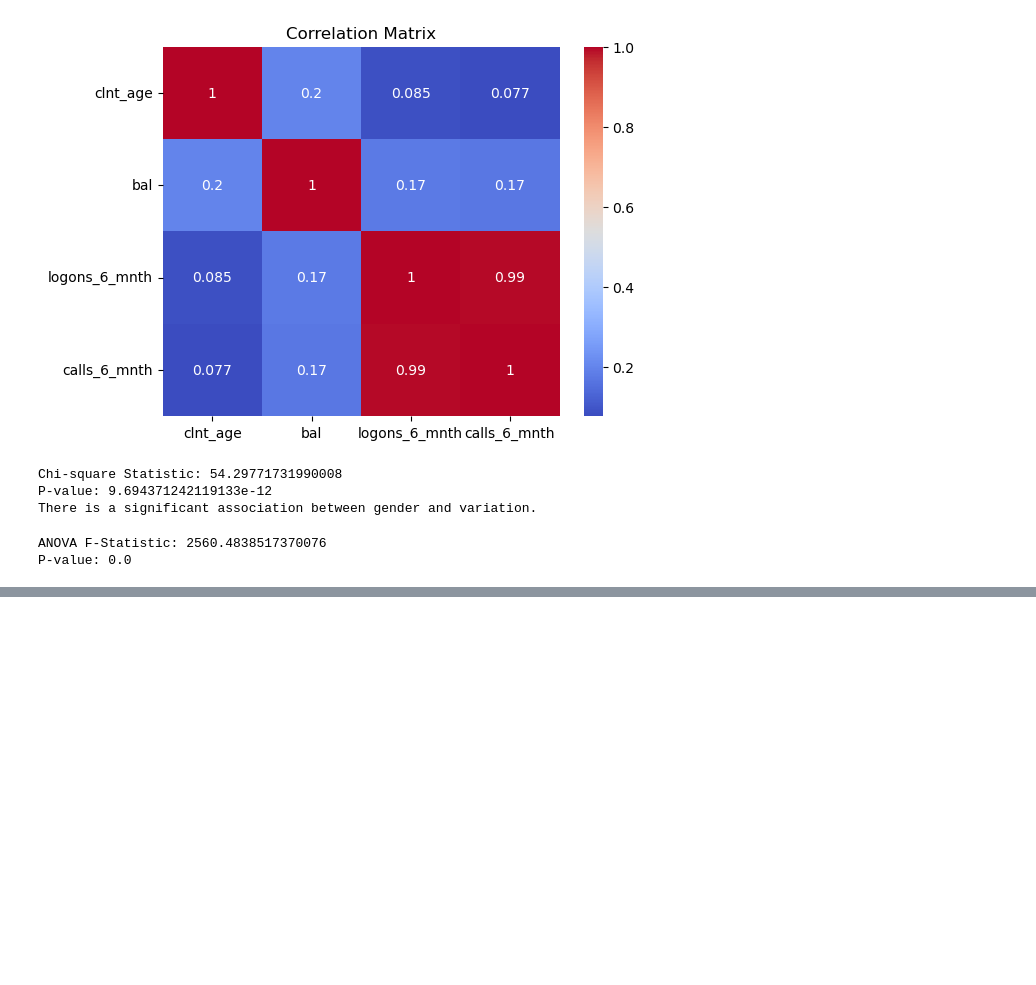
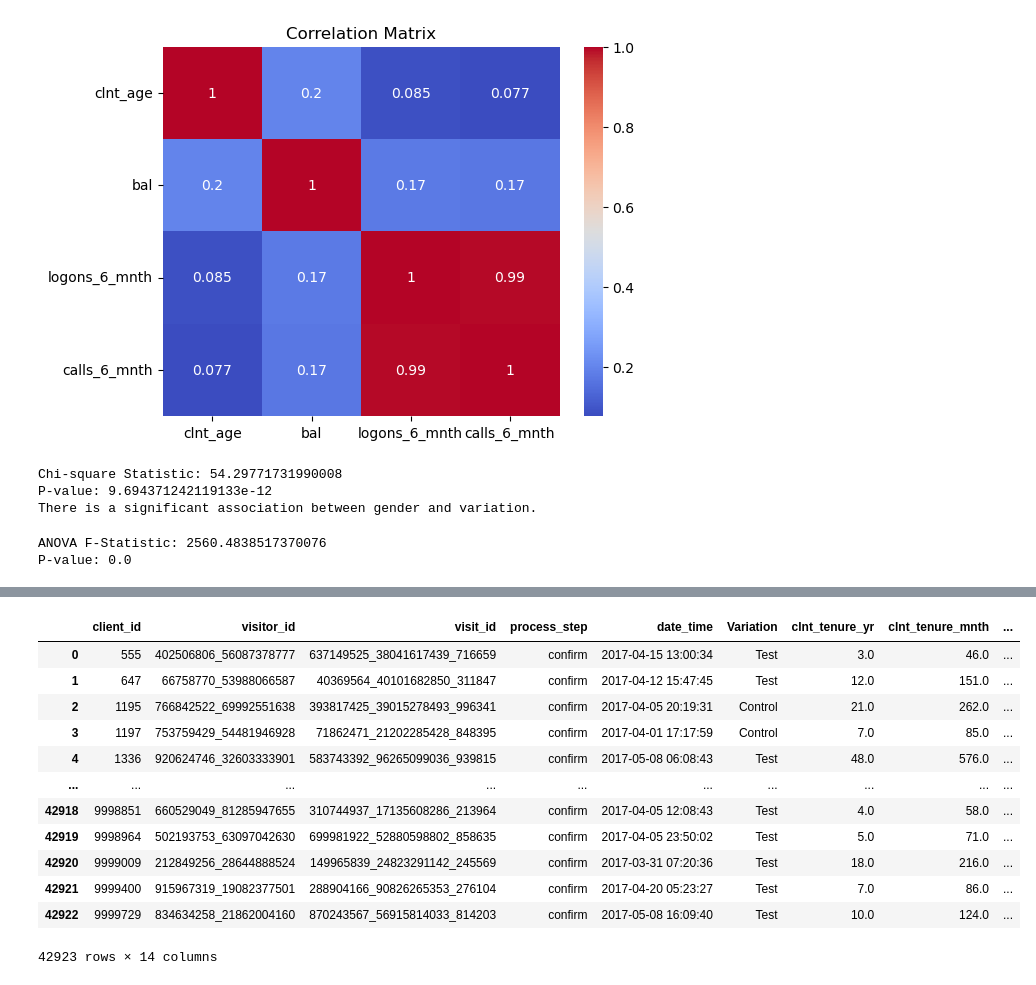
Before and after one commit to adrianbenitezrueda/ih-sp-ab-testing, a Jupyter notebook: data.ipynb, the cells around one changed output, grey strips where cells are left out. Cells and saved outputs as stored; diff of their text form; code cells hidden in the pictures; blank space fills up the shorter version.

```diff
--- a/data.ipynb
+++ b/data.ipynb
@@ -936,0 +955,23 @@ P-value: 0.0
+# %%
+# Filtrar el DataFrame
+df_filtered = df_time_client[df_time_client['process_step'] == 'confirm']
+
+# Mantener todas las columnas y realizar la agrupación
+df_grouped = df_filtered.groupby(list(df_filtered.columns)).first().reset_index()
+
+# Mostrar el resultado
+df_grouped
+# %% [output]
+|  | client_id | visitor_id | visit_id | process_step | date_time | Variation | clnt_tenure_yr | clnt_tenure_mnth | ... |
+| 0 | 555 | 402506806_56087378777 | 637149525_38041617439_716659 | confirm | 2017-04-15 13:00:34 | Test | 3.0 | 46.0 | ... |
+| 1 | 647 | 66758770_53988066587 | 40369564_40101682850_311847 | confirm | 2017-04-12 15:47:45 | Test | 12.0 | 151.0 | ... |
+| 2 | 1195 | 766842522_69992551638 | 393817425_39015278493_996341 | confirm | 2017-04-05 20:19:31 | Control | 21.0 | 262.0 | ... |
+| 3 | 1197 | 753759429_54481946928 | 71862471_21202285428_848395 | confirm | 2017-04-01 17:17:59 | Control | 7.0 | 85.0 | ... |
+| 4 | 1336 | 920624746_32603333901 | 583743392_96265099036_939815 | confirm | 2017-05-08 06:08:43 | Test | 48.0 | 576.0 | ... |
+| ... | ... | ... | ... | ... | ... | ... | ... | ... | ... |
+| 42918 | 9998851 | 660529049_81285947655 | 310744937_17135608286_213964 | confirm | 2017-04-05 12:08:43 | Test | 4.0 | 58.0 | ... |
+| 42919 | 9998964 | 502193753_63097042630 | 699981922_52880598802_858635 | confirm | 2017-04-05 23:50:02 | Test | 5.0 | 71.0 | ... |
+| 42920 | 9999009 | 212849256_28644888524 | 149965839_24823291142_245569 | confirm | 2017-03-31 07:20:36 | Test | 18.0 | 216.0 | ... |
+| 42921 | 9999400 | 915967319_19082377501 | 288904166_90826265353_276104 | confirm | 2017-04-20 05:23:27 | Test | 7.0 | 86.0 | ... |
+| 42922 | 9999729 | 834634258_21862004160 | 870243567_56915814033_814203 | confirm | 2017-05-08 16:09:40 | Test | 10.0 | 124.0 | ... |
+42923 rows × 14 columns
```
Also changed, not shown: parts of 12 cells of this notebook.
